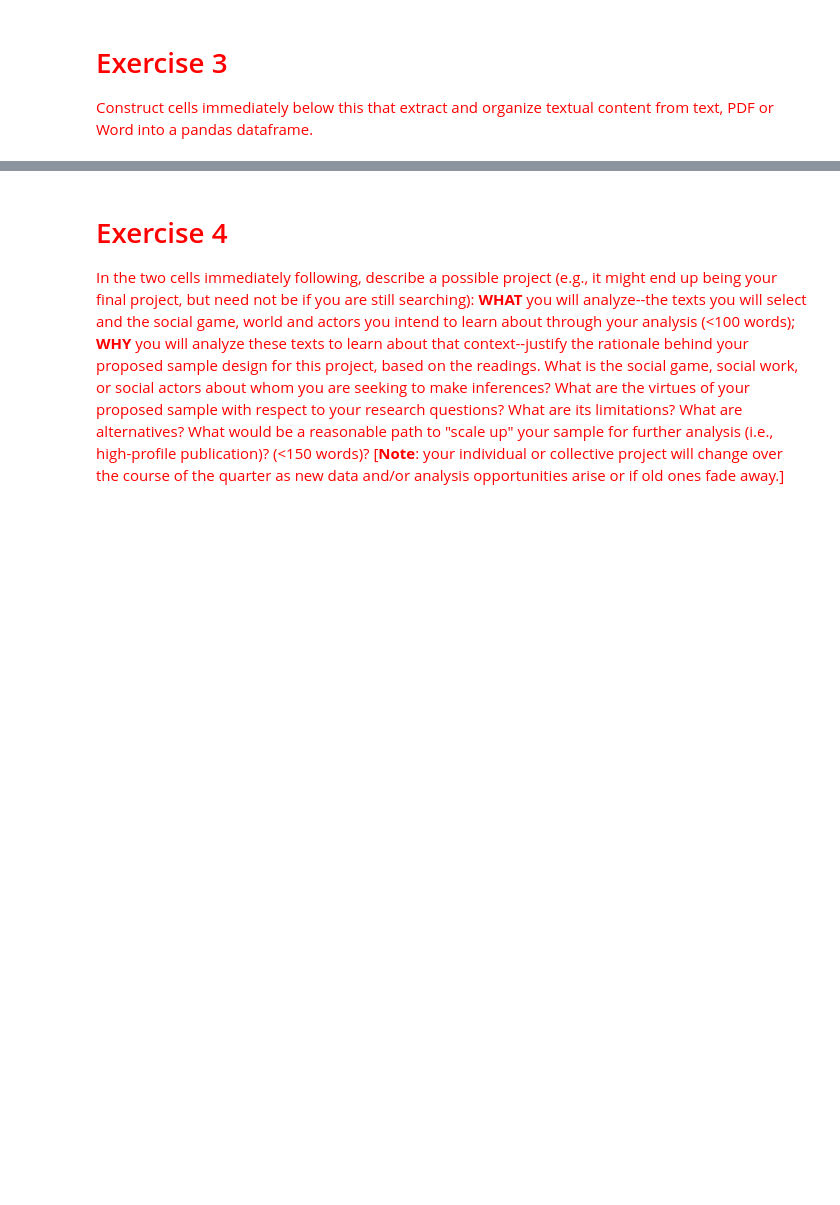
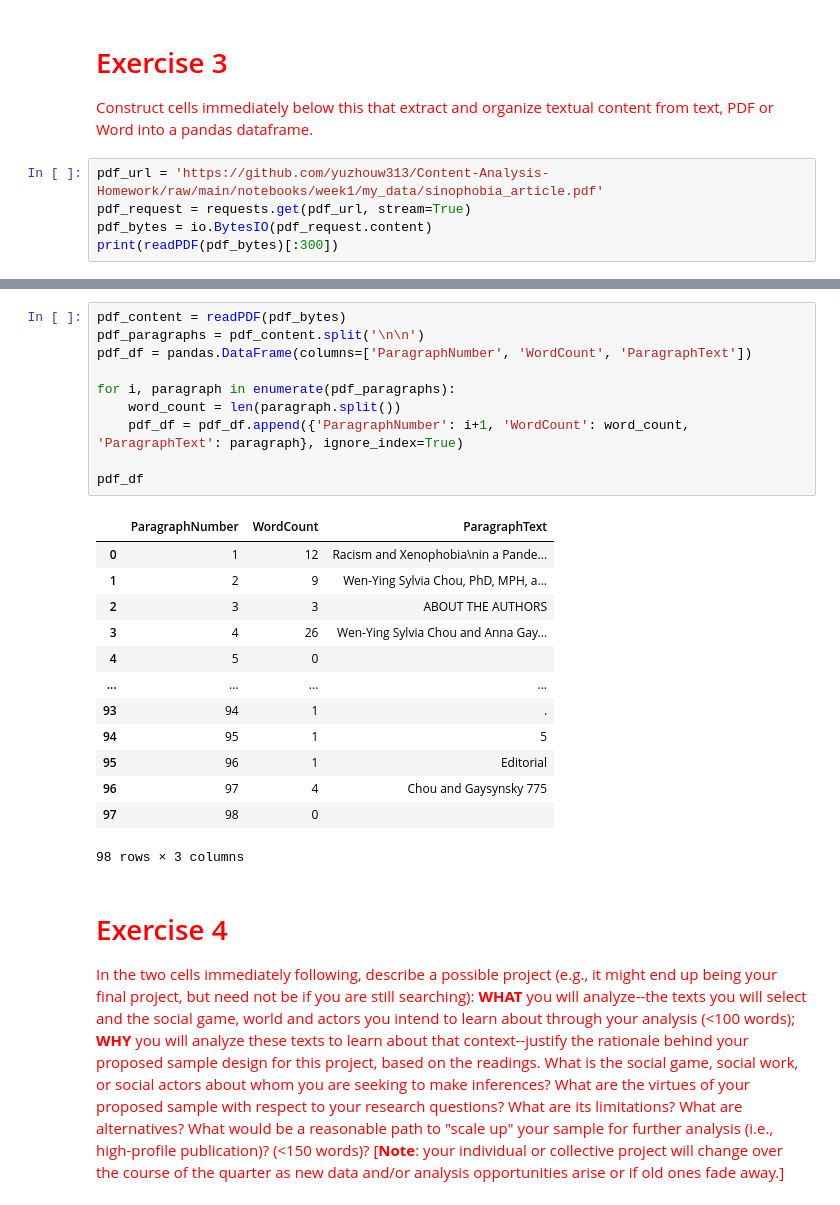
Before and after one commit to yuzhouw313/Content-Analysis-Homework, a Jupyter notebook: notebooks/week1/exercise1.ipynb, the cells around one changed output, grey strips where cells are left out. Drawn from its saved outputs; the diff is of its cells as text; blank space fills up the shorter version.

```diff
--- a/notebooks/week1/exercise1.ipynb
+++ b/notebooks/week1/exercise1.ipynb
@@ -1031,3 +1031,8 @@ downloaded every time.
 # %% [markdown]
 # <font color="red">Exercise 3</font>
 <font color="red">Construct cells immediately below this that extract and organize textual content from text, PDF or Word into a pandas dataframe.</font>
+# %%
+pdf_url = 'https://github.com/yuzhouw313/Content-Analysis-Homework/raw/main/notebooks/week1/my_data/sinophobia_article.pdf'
+pdf_request = requests.get(pdf_url, stream=True)
+pdf_bytes = io.BytesIO(pdf_request.content)
+print(readPDF(pdf_bytes)[:300])
@@ -1034,3 +1051,27 @@ downloaded every time.
+# %%
+pdf_content = readPDF(pdf_bytes)
+pdf_paragraphs = pdf_content.split('\n\n')
+pdf_df = pandas.DataFrame(columns=['ParagraphNumber', 'WordCount', 'ParagraphText'])
+
+for i, paragraph in enumerate(pdf_paragraphs):
+    word_count = len(paragraph.split())
+    pdf_df = pdf_df.append({'ParagraphNumber': i+1, 'WordCount': word_count, 'ParagraphText': paragraph}, ignore_index=True)
+
+pdf_df
+# %% [output]
+|  | ParagraphNumber | WordCount | ParagraphText |
+| 0 | 1 | 12 | Racism and Xenophobia\nin a Pande... |
+| 1 | 2 | 9 | Wen-Ying Sylvia Chou, PhD, MPH, a... |
+| 2 | 3 | 3 | ABOUT THE AUTHORS |
+| 3 | 4 | 26 | Wen-Ying Sylvia Chou and Anna Gay... |
+| 4 | 5 | 0 |  |
+| ... | ... | ... | ... |
+| 93 | 94 | 1 | . |
+| 94 | 95 | 1 | 5 |
+| 95 | 96 | 1 | Editorial |
+| 96 | 97 | 4 | Chou and Gaysynsky 775 |
+| 97 | 98 | 0 |  |
+98 rows × 3 columns
 # %% [markdown]
 # <font color="red">Exercise 4</font>
 
```
Also changed, not shown: parts of 1 cell of this notebook.
